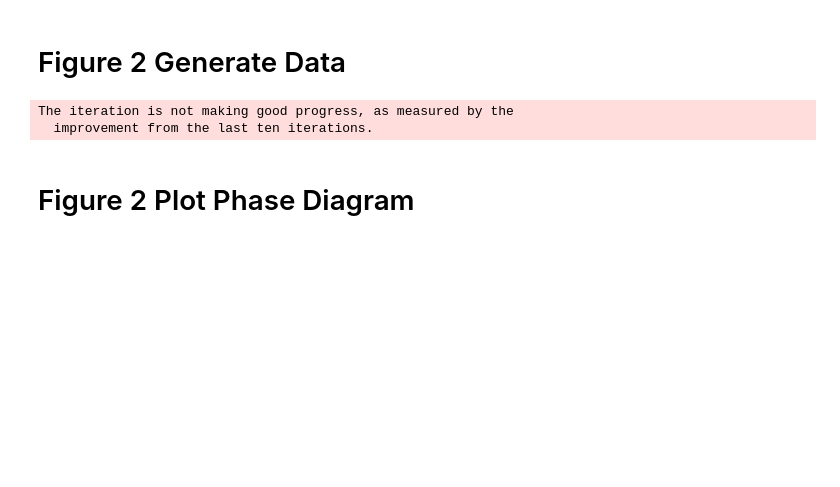
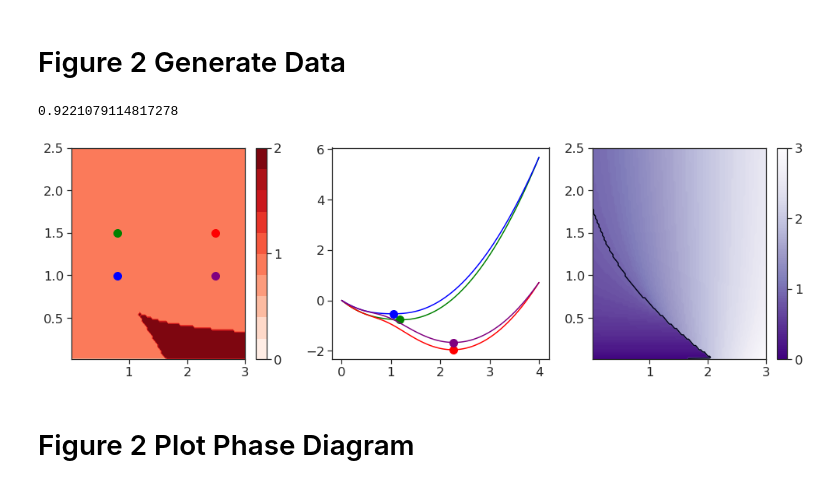
Before and after one commit to chris-price19/cell-mech-memory, a Jupyter notebook: mechanical_memory_general_v6.ipynb, the cells around one changed output. Saved outputs shown, nothing was run; the diff lists cells and outputs as text; code cells hidden in the pictures; blank space fills up the shorter version.

```diff
--- a/mechanical_memory_general_v6.ipynb
+++ b/mechanical_memory_general_v6.ipynb
@@ -85,18 +89,19 @@ if saveall:
 # %%
 ## figure 2 data cell
 params = {}
-params['kc'] = 1.3 # 0.5 #'soft' 1.
-params['km'] = 1. # 'stiff'
+params['kc'] = 1. # 0.5 #'soft' 1.
+params['km'] = 'stiff' #  0. # 'stiff' # 1. # 'stiff'
 params['n'] = 5
-params['m0'] = 3.
+params['m0'] = 1.
 params['x0'] = 2.;
 params['a0'] = 1.; params['xtt'] = 0.
 params['x_c'] = x_crit(params['n'])
-params['g'] = 10
-res = 150
+params['g'] = 50
+res = 100
 
-m_space = np.linspace(0.05, 12., res)
-x_space = np.linspace(-4, 12., res)
+print(params['x_c'])
+m_space = np.linspace(0.01, 2.5, res)
+x_space = np.linspace(0., 4., res)
 a_space = np.linspace(0.01, 3., res)
 # ac_ind = np.where(np.abs(a_space - a_c) == np.amin(np.abs(a_space-a_c)))[0]
 
@@ -107,10 +112,47 @@ params['a_c'] = a_c.tolist(); params['m_c'] = m_c
 mc_ind = np.where(np.abs(m_space/ params['m0'] - m_c) == np.amin(np.abs(m_space/ params['m0']-m_c)))[0][0]
 
 # U_data, gmin_overm, b1_overm, b2_overm, inf_overm, capture2minima, capture_mvals, capmax = collect_minima(m_space, x_space, a_space, params)
-U_data, gmin_overm, b1_overm, b2_overm, inf_overm, capture2minima, capture_mvals, capmax = collect_minima(m_space, x_space, a_space, params)
+## full
+# U_data, U_mins, x_arr_max, gmin_overm, b1_overm, b2_overm, inf_overm, capture2minima, capture_mvals, capmax = collect_minima(U_old, m_space, x_space, a_space, params)
+
+## dev
+U_data, U_mins, x_arr_max, _, _, _, _, _, _, _ = collect_minima(U_old, m_space, x_space, a_space, params)
 # %% [output]
-The iteration is not making good progress, as measured by the
-  improvement from the last ten iterations.
+0.9221079114817278
+# %%
+fig, ax = plt.subplots(1,3, figsize = (17, 5))
+cf = ax[0].contourf(a_space, m_space/params['m0'], U_mins, levels=10, cmap=cm.Reds)
+plt.colorbar(cf, ax=ax[0], ticks=(0,1,2))
+
+choose_m = .99 * params['m0']
+choose_m_ind = np.where(np.abs(m_space - choose_m) == np.amin(np.abs(m_space-choose_m)))[0][0]
+choose_a = 1.8
+choose_a_ind = np.where(np.abs(a_space - choose_a) == np.amin(np.abs(a_space-choose_a)))[0][0]
+
+choose_m = [1.5, 1.5, .99, .99] # [1.3, 4., 4., 1.3, 1.3, 2.3]
+choose_a = [.8, 2.5, .8, 2.5]
+colors = ['green','red','blue','purple']
+for mi, mm in enumerate(choose_m):
+
+    aa = choose_a[mi]
+    choose_a_ind = np.where(np.abs(a_space - aa) == np.amin(np.abs(a_space - aa)))[0][0]
+    choose_m_ind = np.where(np.abs(m_space - mm) == np.amin(np.abs(m_space - mm)))[0][0]
+
+    ax[0].scatter(a_space[choose_a_ind], m_space[choose_m_ind]/params['m0'],  s=100, c=colors[mi])
+    ax[1].plot(x_space, U_data[choose_m_ind, :, choose_a_ind], color=colors[mi])
+
+    umin = scipy.signal.argrelextrema(U_data[choose_m_ind, :, choose_a_ind], np.less)[0]
+    ax[1].scatter(x_space[umin], U_data[choose_m_ind, umin, choose_a_ind], s=100, c=colors[mi])
+#     ax[1].set_ylim([np.amin(U_data[choose_m_ind, :, choose_a_ind])*1.1, 2])
+
+####
+cf2 = ax[2].contourf(a_space, m_space / params['m0'], x_arr_max, levels=100, cmap=cm.Purples_r)
+ax[2].contour(a_space, m_space / params['m0'], x_arr_max, levels=[params['x_c']])
+plt.colorbar(cf2, ax=ax[2], ticks=(0,1,2, np.round(np.amax(x_arr_max),1)))
+
+plt.show()
+# %% [output]
+[figure, added]
 # %% [markdown]
 # Figure 2 Plot Phase Diagram
 # %%
```
Also changed, not shown: parts of 3 cells of this notebook, 15 other files.
